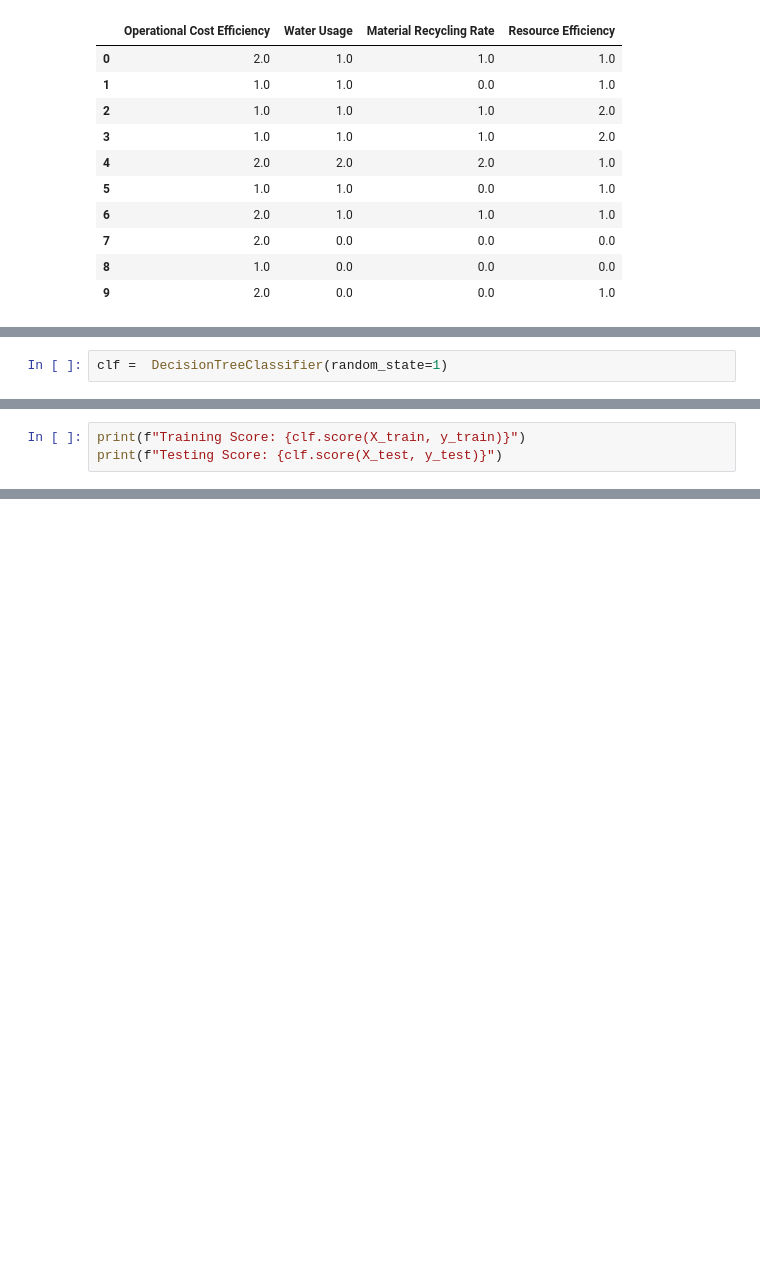
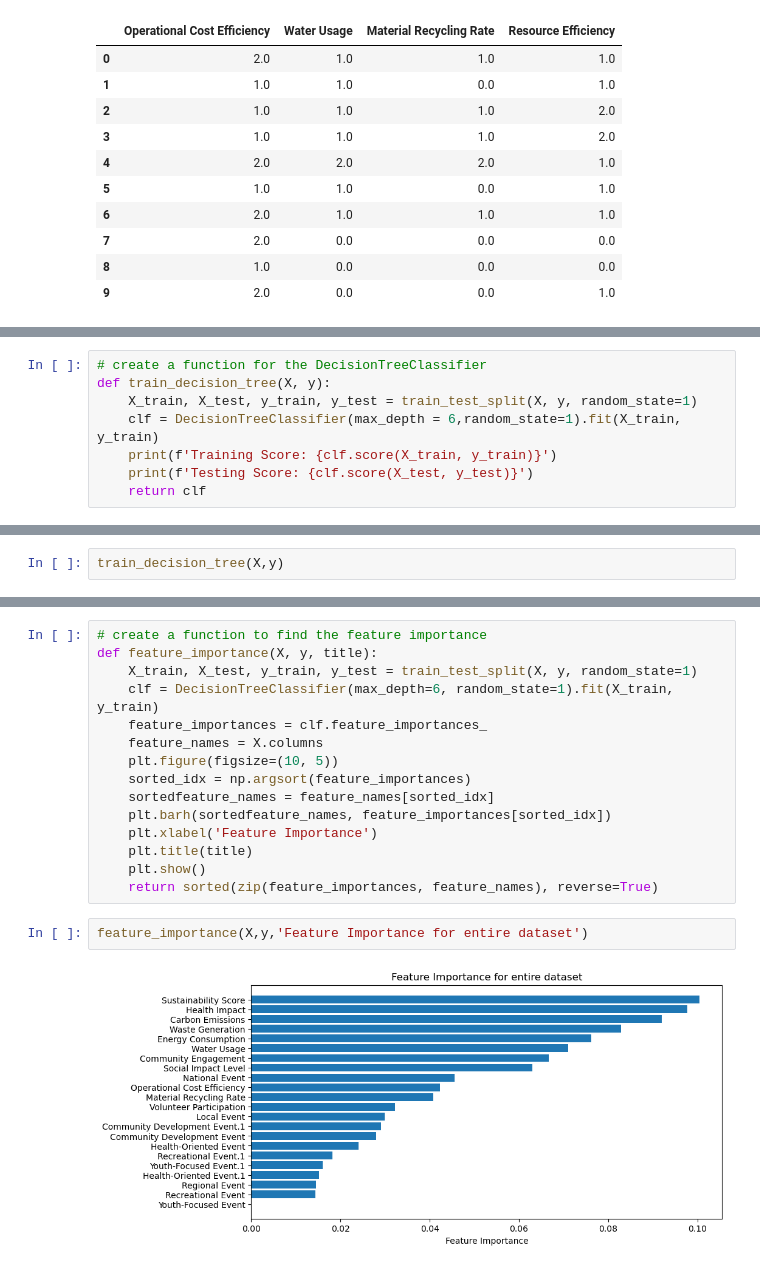
Before and after one commit to DLeifert1007/Project2, a Jupyter notebook: DecisionTResourceEfficiency.ipynb, the cells around one changed output, grey strips where cells are left out. Saved outputs shown, nothing was run; the diff lists cells and outputs as text; blank space fills up the shorter version.

Commit message:
completed decision tree models including overfit

```diff
--- a/DecisionTResourceEfficiency.ipynb
+++ b/DecisionTResourceEfficiency.ipynb
@@ -48,2 +51,0 @@ X_train, X_test, y_train, y_test = train_test_split(X,y, random_state=1)
-# %%
-clf =  DecisionTreeClassifier(random_state=1)
@@ -63,3 +61,8 @@ accuracy_score(y_test, predictions)
 # %%
-print(f"Training Score: {clf.score(X_train, y_train)}")
-print(f"Testing Score: {clf.score(X_test, y_test)}")
+# create a function for the DecisionTreeClassifier
+def train_decision_tree(X, y):
+    X_train, X_test, y_train, y_test = train_test_split(X, y, random_state=1)
+    clf = DecisionTreeClassifier(max_depth = 6,random_state=1).fit(X_train, y_train)
+    print(f'Training Score: {clf.score(X_train, y_train)}')
+    print(f'Testing Score: {clf.score(X_test, y_test)}')
+    return clf
@@ -68,0 +69,2 @@ Testing Score: 0.36792156862745096
+# %%
+train_decision_tree(X,y)
@@ -68,0 +122,19 @@ Testing Score: 0.36792156862745096
+# %%
+# create a function to find the feature importance
+def feature_importance(X, y, title):
+    X_train, X_test, y_train, y_test = train_test_split(X, y, random_state=1)
+    clf = DecisionTreeClassifier(max_depth=6, random_state=1).fit(X_train, y_train)
+    feature_importances = clf.feature_importances_
+    feature_names = X.columns
+    plt.figure(figsize=(10, 5))
+    sorted_idx = np.argsort(feature_importances)
+    sortedfeature_names = feature_names[sorted_idx]
+    plt.barh(sortedfeature_names, feature_importances[sorted_idx])
+    plt.xlabel('Feature Importance')
+    plt.title(title)
+    plt.show()
+    return sorted(zip(feature_importances, feature_names), reverse=True)
+# %%
+feature_importance(X,y,'Feature Importance for entire dataset')
+# %% [output]
+[figure, added]
```
Also changed, not shown: parts of 16 cells of this notebook, 5 other files.
